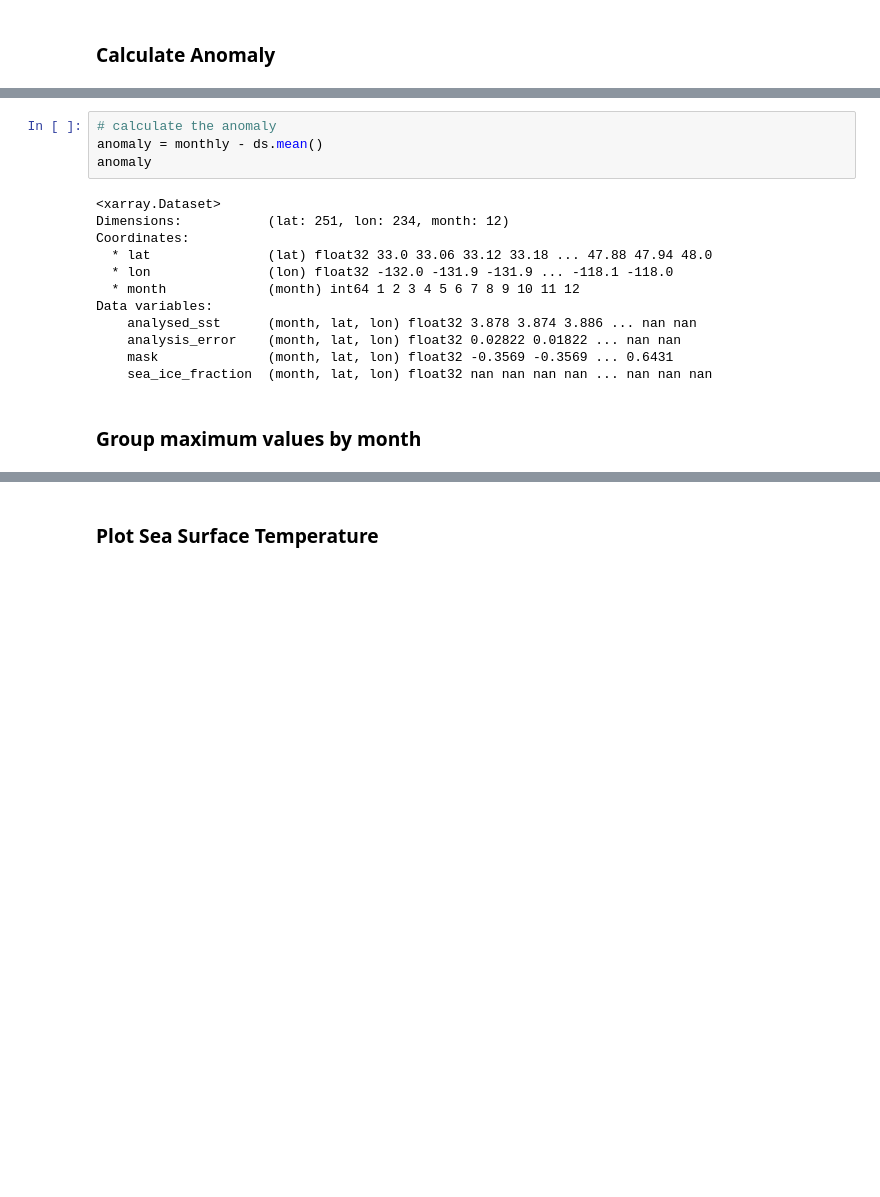
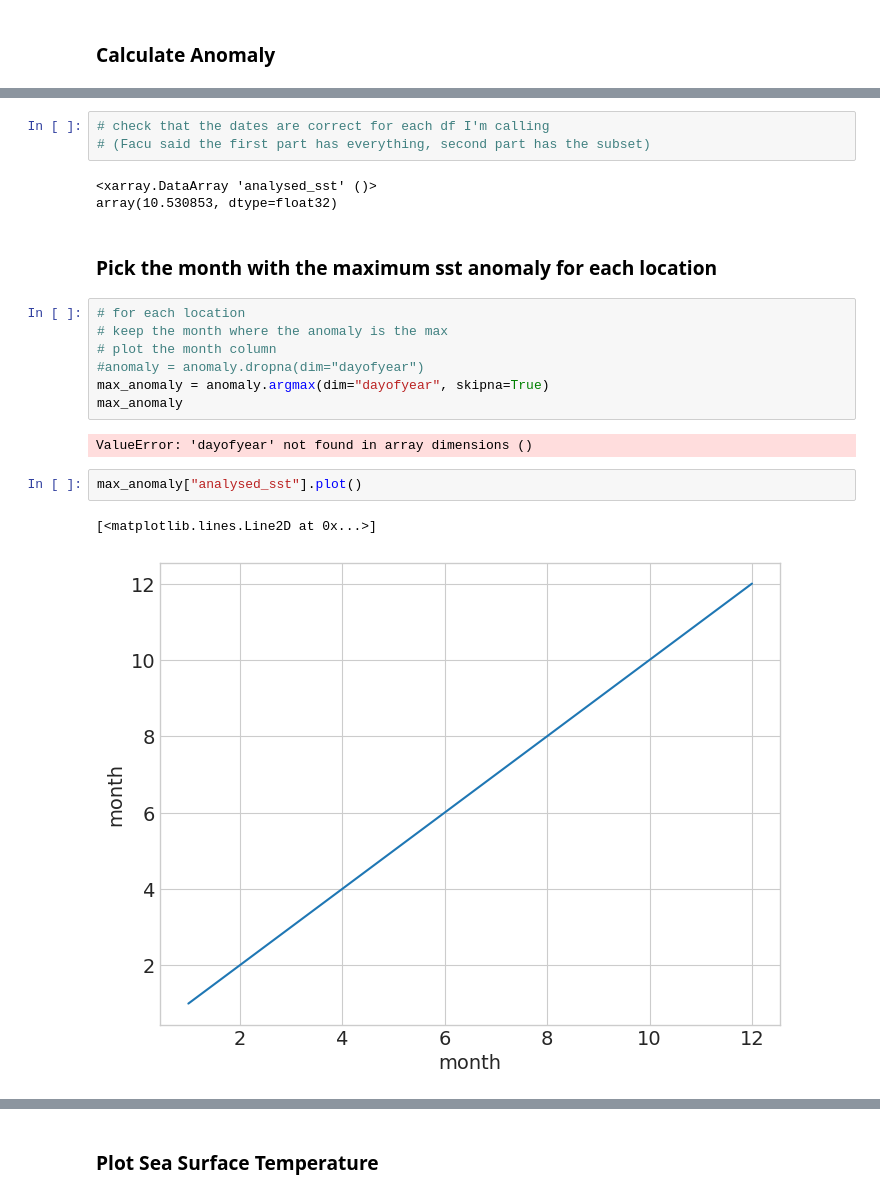
Before and after one commit to UCB-stat-159-s23/hw03-group23, a Jupyter notebook: climate-Q5.ipynb, the cells around one changed output, grey strips where cells are left out. Drawn from its saved outputs; the diff is of its cells as text; blank space fills up the shorter version.

```diff
--- a/climate-Q5.ipynb
+++ b/climate-Q5.ipynb
@@ -78,21 +79,25 @@ Attributes: (12/47)
 # %%
-# calculate the anomaly
-anomaly = monthly - ds.mean()
-anomaly
+# check that the dates are correct for each df I'm calling
+# (Facu said the first part has everything, second part has the subset)
 # %% [output]
-<xarray.Dataset>
-Dimensions:           (lat: 251, lon: 234, month: 12)
-Coordinates:
-  * lat               (lat) float32 33.0 33.06 33.12 33.18 ... 47.88 47.94 48.0
-  * lon               (lon) float32 -132.0 -131.9 -131.9 ... -118.1 -118.0
-  * month             (month) int64 1 2 3 4 5 6 7 8 9 10 11 12
-Data variables:
-    analysed_sst      (month, lat, lon) float32 3.878 3.874 3.886 ... nan nan
-    analysis_error    (month, lat, lon) float32 0.02822 0.01822 ... nan nan
-    mask              (month, lat, lon) float32 -0.3569 -0.3569 ... 0.6431
-    sea_ice_fraction  (month, lat, lon) float32 nan nan nan nan ... nan nan nan
+<xarray.DataArray 'analysed_sst' ()>
+array(10.530853, dtype=float32)
 # %% [markdown]
-### Group maximum values by month
+### Pick the month with the maximum sst anomaly for each location
+# %%
+# for each location
+# keep the month where the anomaly is the max
+# plot the month column
+#anomaly = anomaly.dropna(dim="dayofyear")
+max_anomaly = anomaly.argmax(dim="dayofyear", skipna=True)
+max_anomaly
+# %% [output]
+ValueError: 'dayofyear' not found in array dimensions ()
+# %%
+max_anomaly["analysed_sst"].plot()
+# %% [output]
+[<matplotlib.lines.Line2D at 0x...>]
+[figure, added]
 # %%
 # # calculate the annual cycle using groupby
 # monthly = anomaly.groupby(anomaly["time.month"]).max()
```
Also changed, not shown: parts of 8 cells of this notebook.
